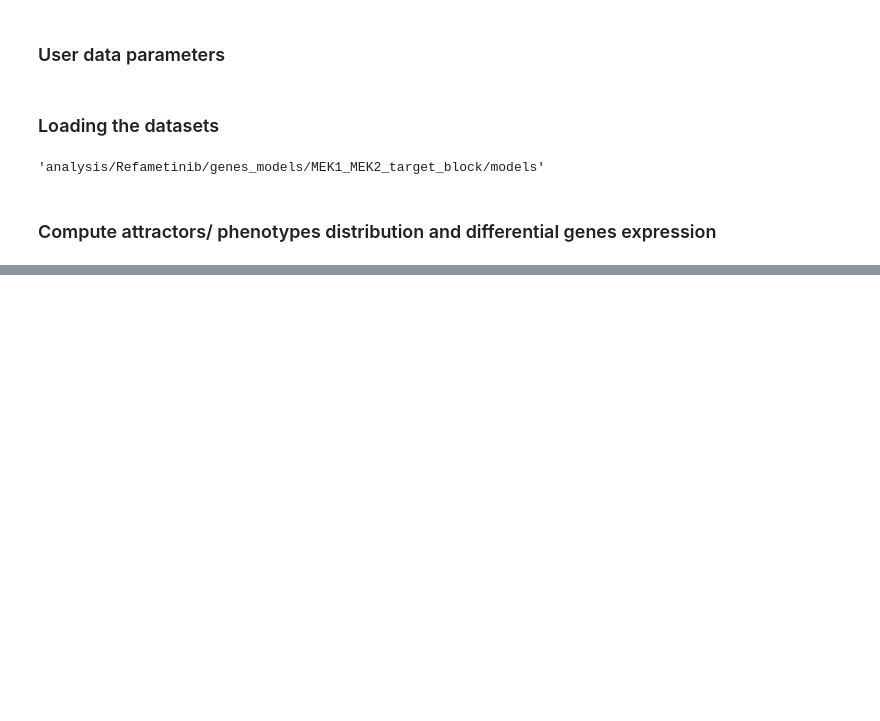
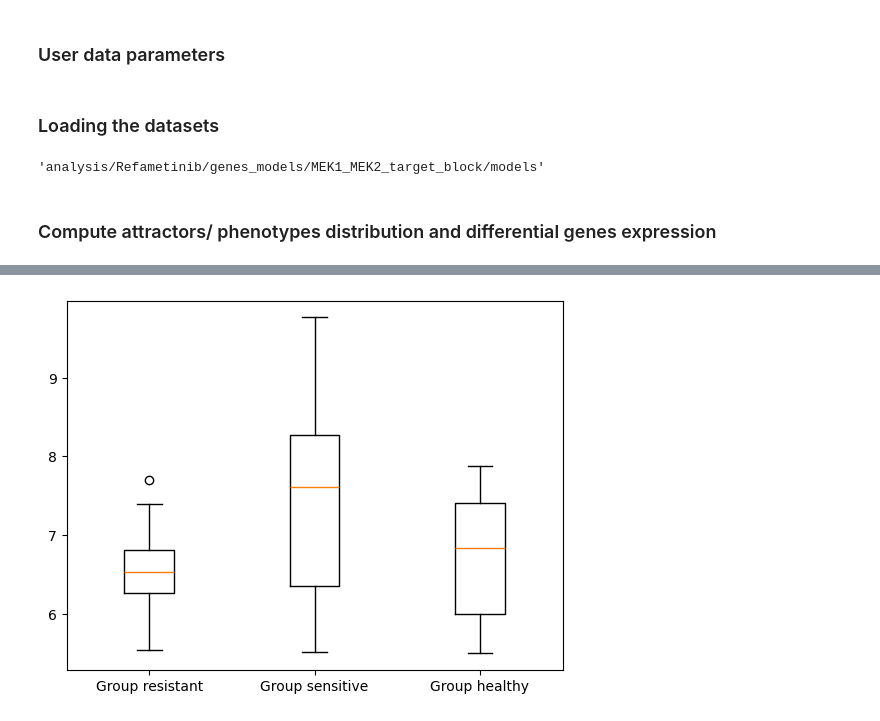
Before and after one commit to romane-gauthierj/Attractor-Resistance, a Jupyter notebook: pipeline_2.ipynb, the cells around one changed output, grey strips where cells are left out. Drawn from its saved outputs; the diff is of its cells as text; code cells hidden in the pictures; blank space fills up the shorter version.

```diff
--- a/pipeline_2.ipynb
+++ b/pipeline_2.ipynb
@@ -112,0 +173,12 @@ Saved final phenotype table to: analysis/Refametinib/genes_models/MEK1_MEK2_targ
+# %%
+data_dict = {
+    'Group resistant': values_ctnnb1_resistant,
+    'Group sensitive': values_ctnnb1_sensitive,
+    'Group healthy': values_ctnnb1_healthy
+}
+
+# Creating the boxplot
+plt.boxplot(data_dict.values(), labels=data_dict.keys())
+plt.show()
+# %% [output]
+[figure, added]
```
Also changed, not shown: parts of 10 cells of this notebook, 12 other files.
